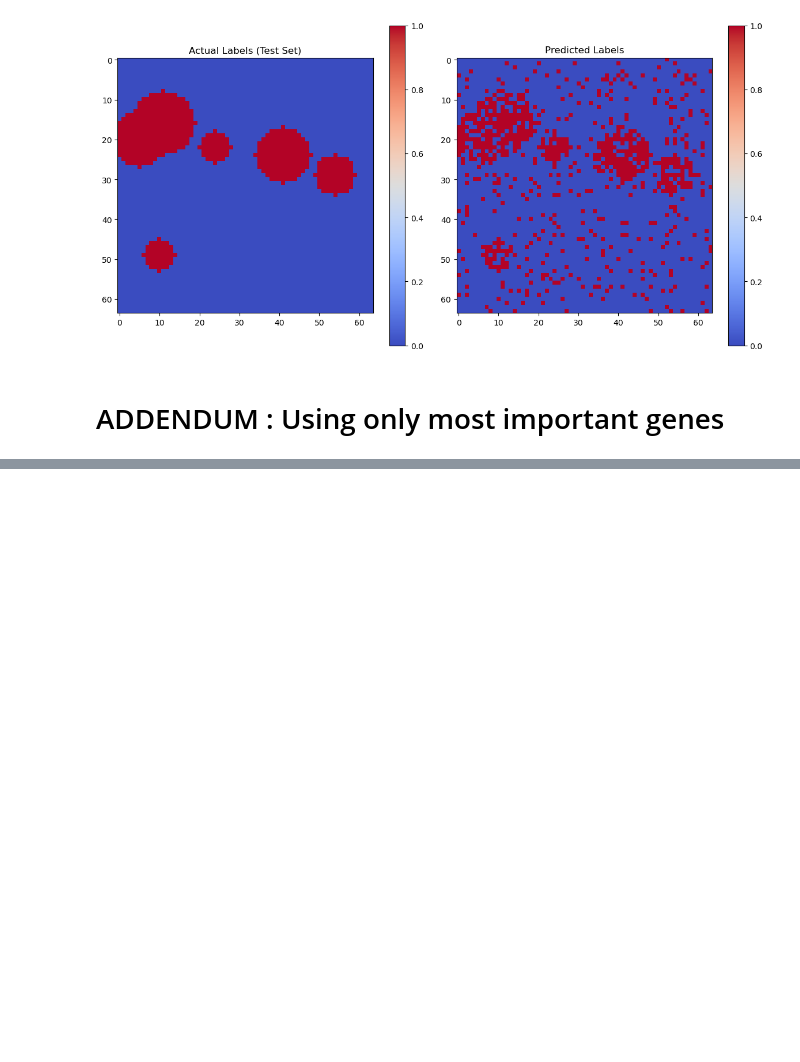
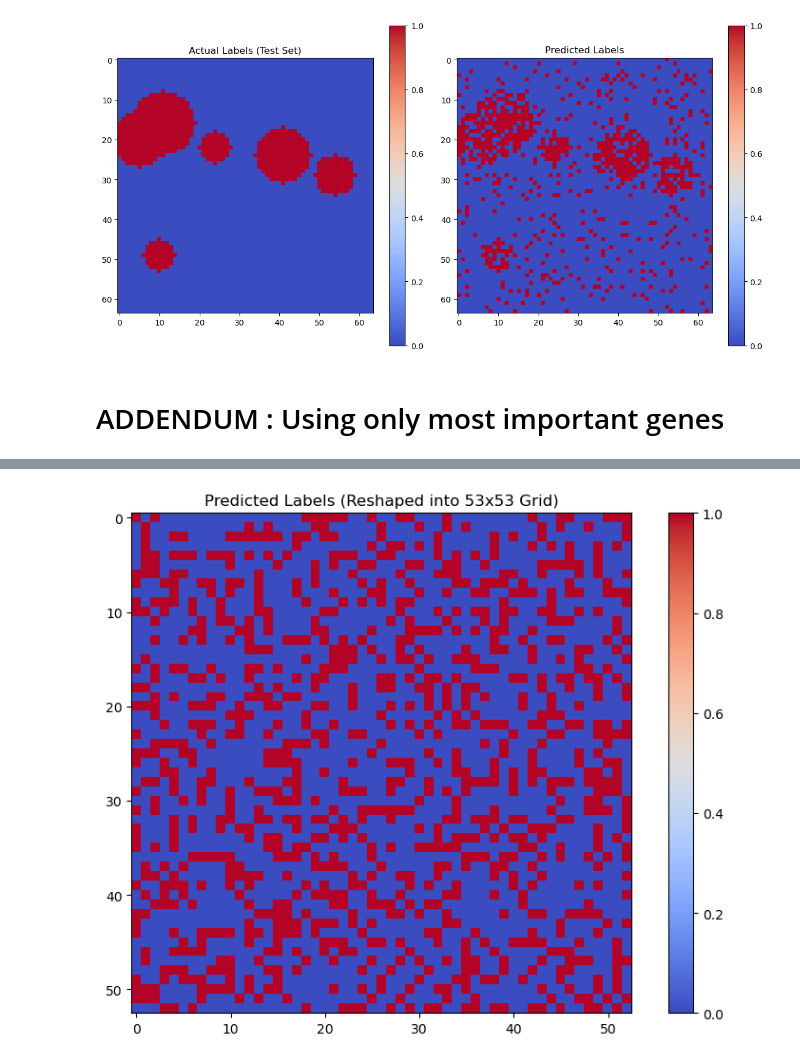
Before and after one commit to mxvp/TP53_classifier, a Jupyter notebook: rf_preprocessed.ipynb, the cells around one changed output, grey strips where cells are left out. Saved outputs shown, nothing was run; the diff lists cells and outputs as text; code cells hidden in the pictures; blank space fills up the shorter version.

```diff
--- a/rf_preprocessed.ipynb
+++ b/rf_preprocessed.ipynb
@@ -401,0 +478,17 @@ Confusion Matrix on Test Data using Top Features:
+# %%
+num_predictions = len(predictions_test_top)
+grid_size = 53
+
+# Reduce predictions to match the grid size
+reduced_predictions = predictions_test_top[:grid_size * grid_size]
+# Reshape reduced predictions into a 53x53 grid
+predicted_grid = reduced_predictions.reshape(grid_size, grid_size)
+# Display the grid
+plt.figure(figsize=(8, 6))
+plt.imshow(predicted_grid, cmap='coolwarm', interpolation='nearest')
+plt.title('Predicted Labels (Reshaped into 53x53 Grid)')
+plt.colorbar()
+plt.tight_layout()
+plt.show()
+# %% [output]
+[figure, added]
```
Also changed, not shown: parts of 10 cells of this notebook, 1 other file.
